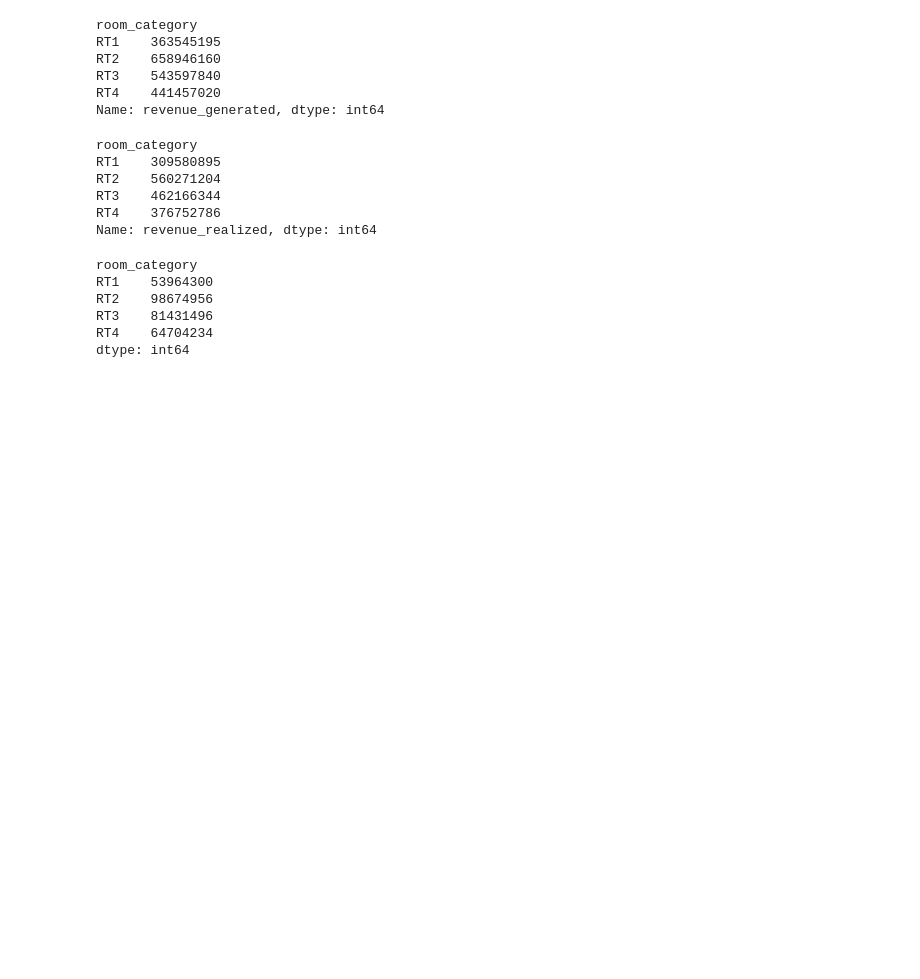
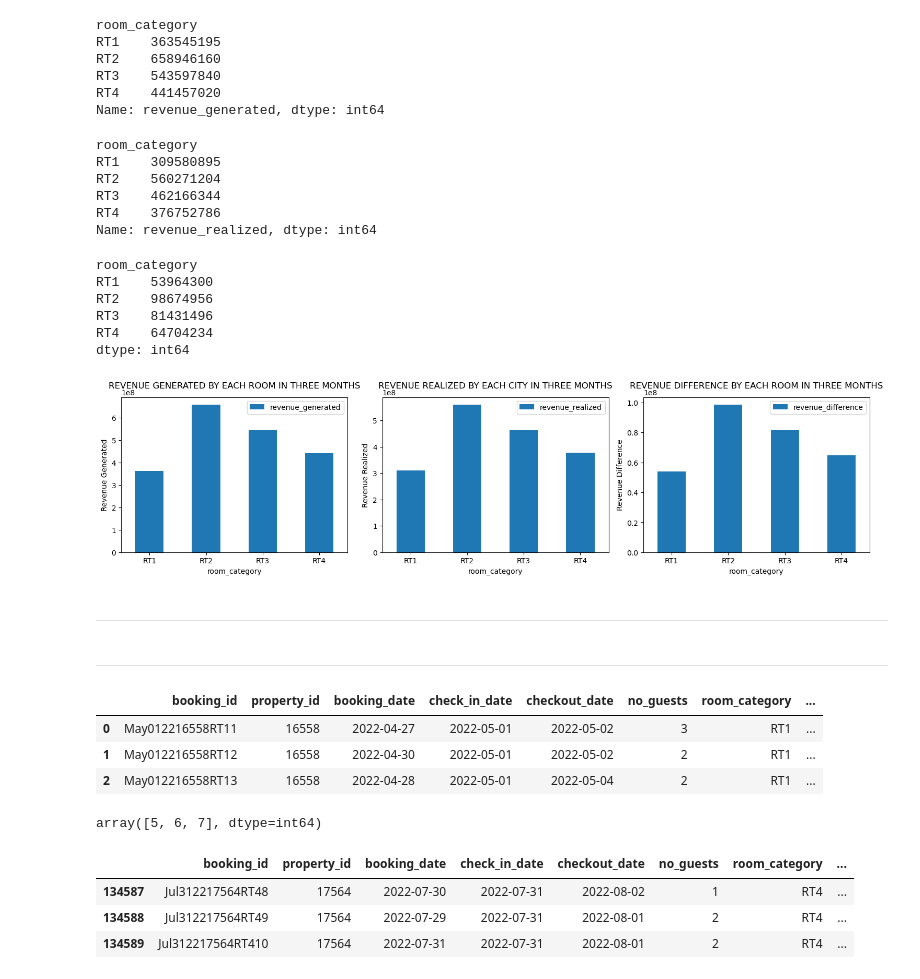
Before and after one commit to sidiquegithub/HOSPITALITY-PROJECT, a Jupyter notebook: CODE/INITIAL ANALYSIS.ipynb, the cells around one changed output. Saved outputs shown, nothing was run; the diff lists cells and outputs as text; code cells hidden in the pictures; blank space fills up the shorter version.

```diff
--- a/CODE/INITIAL ANALYSIS.ipynb
+++ b/CODE/INITIAL ANALYSIS.ipynb
@@ -430,3 +430,40 @@ RT2    98674956
 RT3    81431496
 RT4    64704234
 dtype: int64
+# %%
+# All three plots in a single figure
+room_rev_gen_total = df_2.groupby('room_category')['revenue_generated'].sum().reset_index()
+room_rev_real_total = df_2.groupby('room_category')['revenue_realized'].sum().reset_index()
+room_rev_dif_total = room_rev_gen_total['revenue_generated'] - room_rev_real_total['revenue_realized']
+
+# Merge the two DataFrames on the 'city' column
+merged_df = pd.merge(room_rev_gen_total, room_rev_real_total, on='room_category', suffixes=('_gen', '_real'))
+
+# Create a figure with three subplots
+fig, axes = plt.subplots(nrows=1, ncols=3, figsize=(15, 4))
+
+# Plot the first bar chart
+merged_df.plot.bar(x='room_category', y='revenue_generated', rot=0, ax=axes[0])
+axes[0].set_ylabel('Revenue Generated')
+axes[0].set_title('REVENUE GENERATED BY EACH ROOM IN THREE MONTHS',y= 1.03)
+
+# Plot the second bar chart
+merged_df.plot.bar(x='room_category', y='revenue_realized', rot=0, ax=axes[1])
+axes[1].set_ylabel('Revenue Realized')
+axes[1].set_title('REVENUE REALIZED BY EACH CITY IN THREE MONTHS',y= 1.03)
+
+# Plot the third bar chart
+merged_df['revenue_difference'] = merged_df['revenue_generated'] - merged_df['revenue_realized']
+merged_df.plot.bar(x='room_category', y='revenue_difference', rot=0, ax=axes[2])
+axes[2].set_ylabel('Revenue Difference')
+axes[2].set_title('REVENUE DIFFERENCE BY EACH ROOM IN THREE MONTHS', y= 1.03)
+
+# Adjust layout
+plt.tight_layout()
+plt.show()
+# %% [output]
+[figure, added]
+# %% [markdown]
+------------------
+# %% [markdown]
+-----------------
@@ -432,0 +487,18 @@ dtype: int64
+# %%
+df_2.head(3)
+# %% [output]
+|  | booking_id | property_id | booking_date | check_in_date | checkout_date | no_guests | room_category | ... |
+| 0 | May012216558RT11 | 16558 | 2022-04-27 | 2022-05-01 | 2022-05-02 | 3 | RT1 | ... |
+| 1 | May012216558RT12 | 16558 | 2022-04-30 | 2022-05-01 | 2022-05-02 | 2 | RT1 | ... |
+| 2 | May012216558RT13 | 16558 | 2022-04-28 | 2022-05-01 | 2022-05-04 | 2 | RT1 | ... |
+# %%
+df_2['month'].unique()
+# %% [output]
+array([5, 6, 7], dtype=int64)
+# %%
+df_2.tail(3)
+# %% [output]
+|  | booking_id | property_id | booking_date | check_in_date | checkout_date | no_guests | room_category | ... |
+| 134587 | Jul312217564RT48 | 17564 | 2022-07-30 | 2022-07-31 | 2022-08-02 | 1 | RT4 | ... |
+| 134588 | Jul312217564RT49 | 17564 | 2022-07-29 | 2022-07-31 | 2022-08-01 | 2 | RT4 | ... |
+| 134589 | Jul312217564RT410 | 17564 | 2022-07-31 | 2022-07-31 | 2022-08-01 | 2 | RT4 | ... |
```
Also changed, not shown: parts of 19 cells of this notebook.
